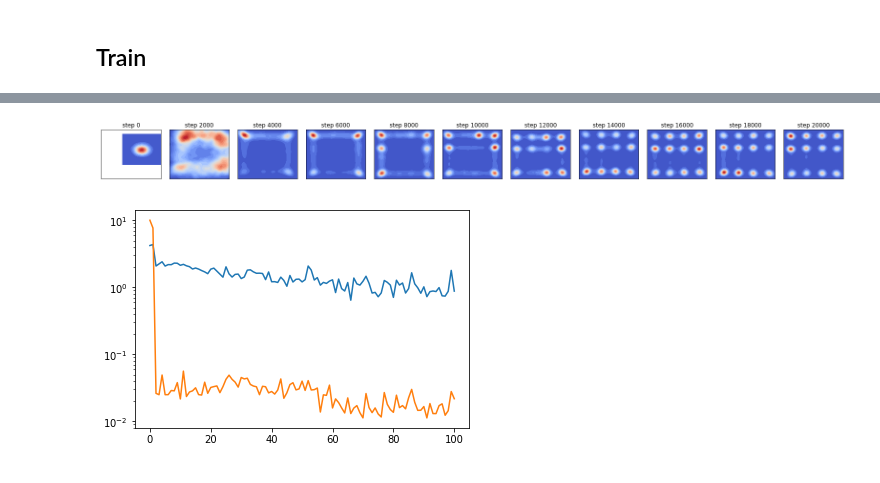
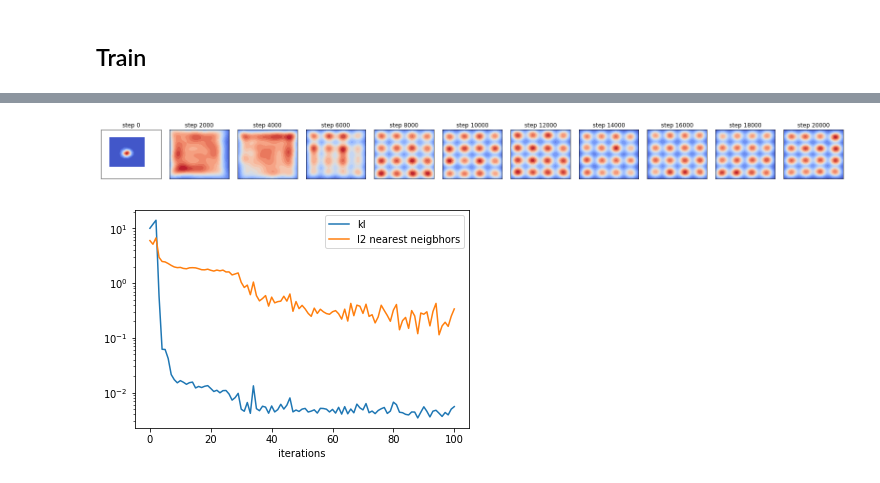
Before and after one commit to bruno-31/diff-game, a Jupyter notebook: conscensus-gan.ipynb, the cells around one changed output, grey strips where cells are left out. Drawn from its saved outputs; the diff is of its cells as text; code cells hidden in the pictures.

```diff
--- a/conscensus-gan.ipynb
+++ b/conscensus-gan.ipynb
@@ -58,7 +58,7 @@ params = dict(
     viz_every=2000,
     z_dim=256,
     x_dim=2,
-    optimizer='rmsprop', # rmsprop sgd sga
+    optimizer='consensus', # rmsprop sgd sga
     reg_w=10.
 )
 # %% [markdown]
@@ -72,7 +72,7 @@ data = sample_mog(params['batch_size'])
 noise = ds.Normal(tf.zeros(params['z_dim']), tf.ones(params['z_dim'])).sample(params['batch_size'])
 
 # Construct generator and discriminator nets
-with slim.arg_scope([slim.fully_connected], weights_initializer=tf.orthogonal_initializer(gain=1.4)):
+with slim.arg_scope([slim.fully_connected], weights_initializer=tf.orthogonal_initializer(gain=1.)):
     samples = generator(noise, output_dim=params['x_dim'])
     real_score = discriminator(data)
     fake_score = discriminator(samples, reuse=True)
@@ -91,7 +91,7 @@ if params['optimizer'] == 'rmsprop':
     d_train_opt = tf.train.RMSPropOptimizer(params['disc_learning_rate'])
     d_train_op = d_train_opt.minimize(loss, var_list=disc_vars)
     g_train_op = g_train_opt.minimize(-loss, var_list=gen_vars)
-    train_op = tf.group([g_train_op, d_train_op])
+    train_op = tf.group(g_train_op, d_train_op)
 
 elif params['optimizer'] == 'sgd':
     d_train_opt = tf.train.GradientDescentOptimizer(params['gen_learning_rate'])
@@ -99,8 +99,8 @@ elif params['optimizer'] == 'sgd':
     d_train_op = d_train_opt.minimize(loss, var_list=disc_vars)
     g_train_op = g_train_opt.minimize(-loss, var_list=gen_vars)
 
-elif params['optimizer'] == 'conscencus':
-    print('conscencus')
+elif params['optimizer'] == 'consensus':
+    print('consensus')
     d_opt = tf.train.RMSPropOptimizer(learning_rate=params['disc_learning_rate'])
     g_opt = tf.train.RMSPropOptimizer(learning_rate=params['gen_learning_rate'])
 
@@ -205,11 +205,13 @@ for i, samps in enumerate(np_samples_):
     title('step %d'%(i*viz_every))
 gcf().tight_layout()
 # %% [output]
-[figure, old version]
+[figure, new version]
 # %%
+plt.semilogy(nn_dist)
 plt.semilogy(nn_kl)
-plt.semilogy(nn_dist)
+plt.legend(['kl','l2 nearest neigbhors'])
+xlabel('iterations')
 plt.show()
 # %% [output]
-[figure, old version]
+[figure, new version]
 # %%
```
Also changed, not shown: parts of 3 cells of this notebook, 18 other files.
